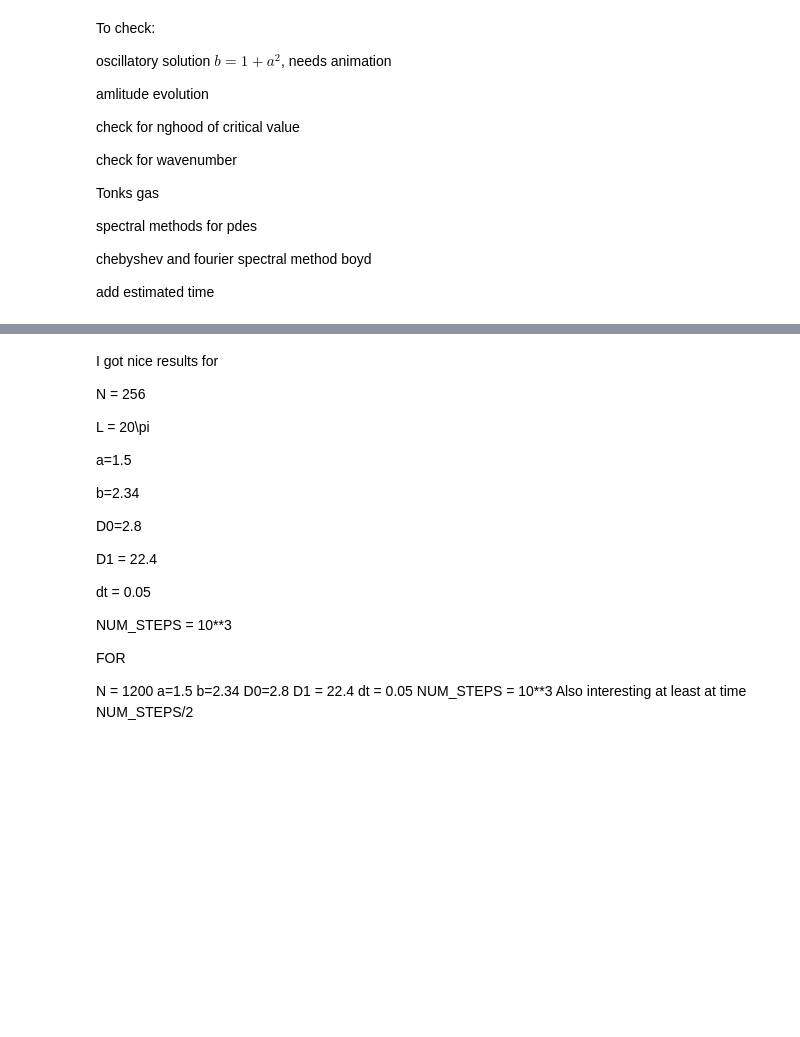
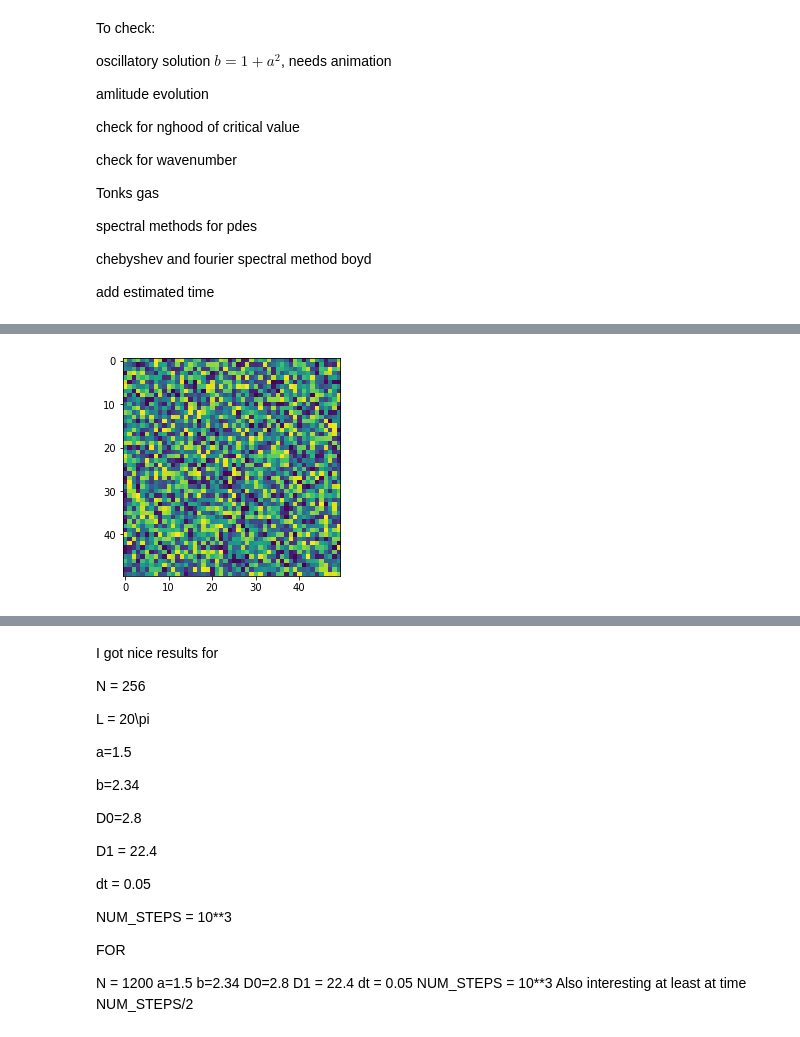
Before and after one commit to l-ada/Turing-models, a Jupyter notebook: brusselator.ipynb, the cells around one changed output, grey strips where cells are left out. Saved outputs shown, nothing was run; the diff lists cells and outputs as text; code cells hidden in the pictures; blank space fills up the shorter version.

```diff
--- a/brusselator.ipynb
+++ b/brusselator.ipynb
@@ -236,0 +241,51 @@ def run_animation(brusselator_class):
+# %%
+import numpy as np
+import matplotlib.pyplot as plt
+from matplotlib.animation import FuncAnimation
+from IPython.display import HTML
+
+def display_animation(data, interval=200):
+    """
+    Display a 2D HTML animation from a 3D array in a Jupyter Notebook.
+
+    Parameters:
+        data (np.ndarray): 3D array of shape (time, x, y).
+        interval (int): Interval between frames in milliseconds.
+    """
+    # Ensure the input data is a 3D numpy array
+    if not isinstance(data, np.ndarray) or data.ndim != 3:
+        raise ValueError("Input data must be a 3D numpy array")
+
+    # Get the number of frames from the first dimension of the array
+    num_frames, x_dim, y_dim = data.shape
+
+    # Create a figure and an axis
+    fig, ax = plt.subplots()
+
+    # Determine the min and max values for the color scale
+    vmin = np.min(data)
+    vmax = np.max(data)
+
+    # Initialize the plot with the first frame and set the color limits
+    im = ax.imshow(data[0, :, :], cmap='viridis', interpolation='nearest', vmin=vmin, vmax=vmax)
+
+    # Function to update the plot for each frame
+    def update(frame):
+        im.set_array(data[frame, :, :])
+        return [im]
+
+    # Create the animation
+    anim = FuncAnimation(fig, update, frames=num_frames, interval=interval, blit=True)
+
+    # Display the animation in the notebook
+    return HTML(anim.to_jshtml())
+
+# Example usage
+# Create a 3D array with random data for demonstration
+time_steps = 100
+x_dim, y_dim = 50, 50
+data = np.random.random((time_steps, x_dim, y_dim))
+
+# Display the HTML animation
+display_animation(data, interval=100)
+# %% [output]
@@ -236,0 +293 @@ def run_animation(brusselator_class):
+[figure, added]
```
Also changed, not shown: parts of 6 cells of this notebook.
